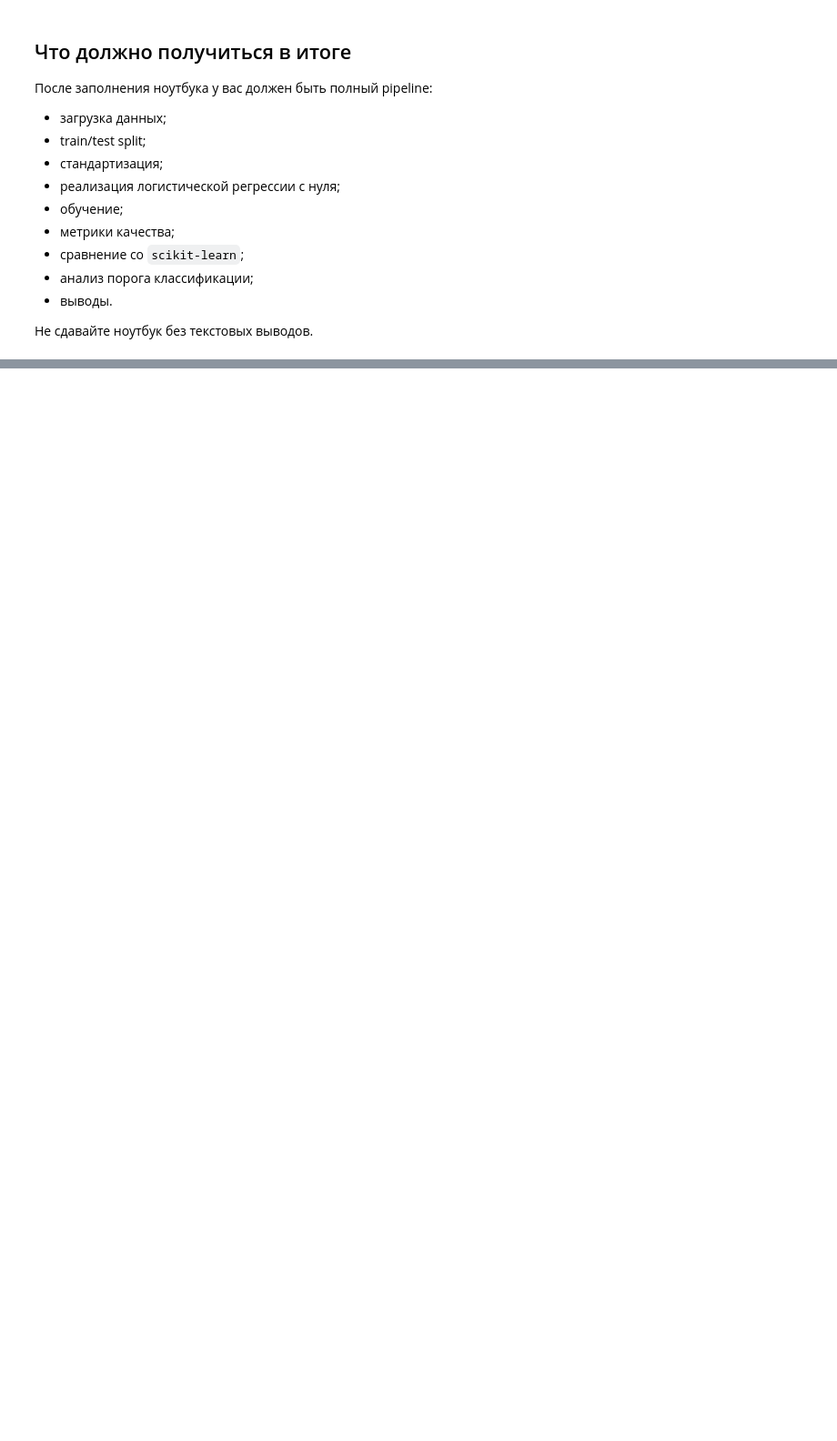
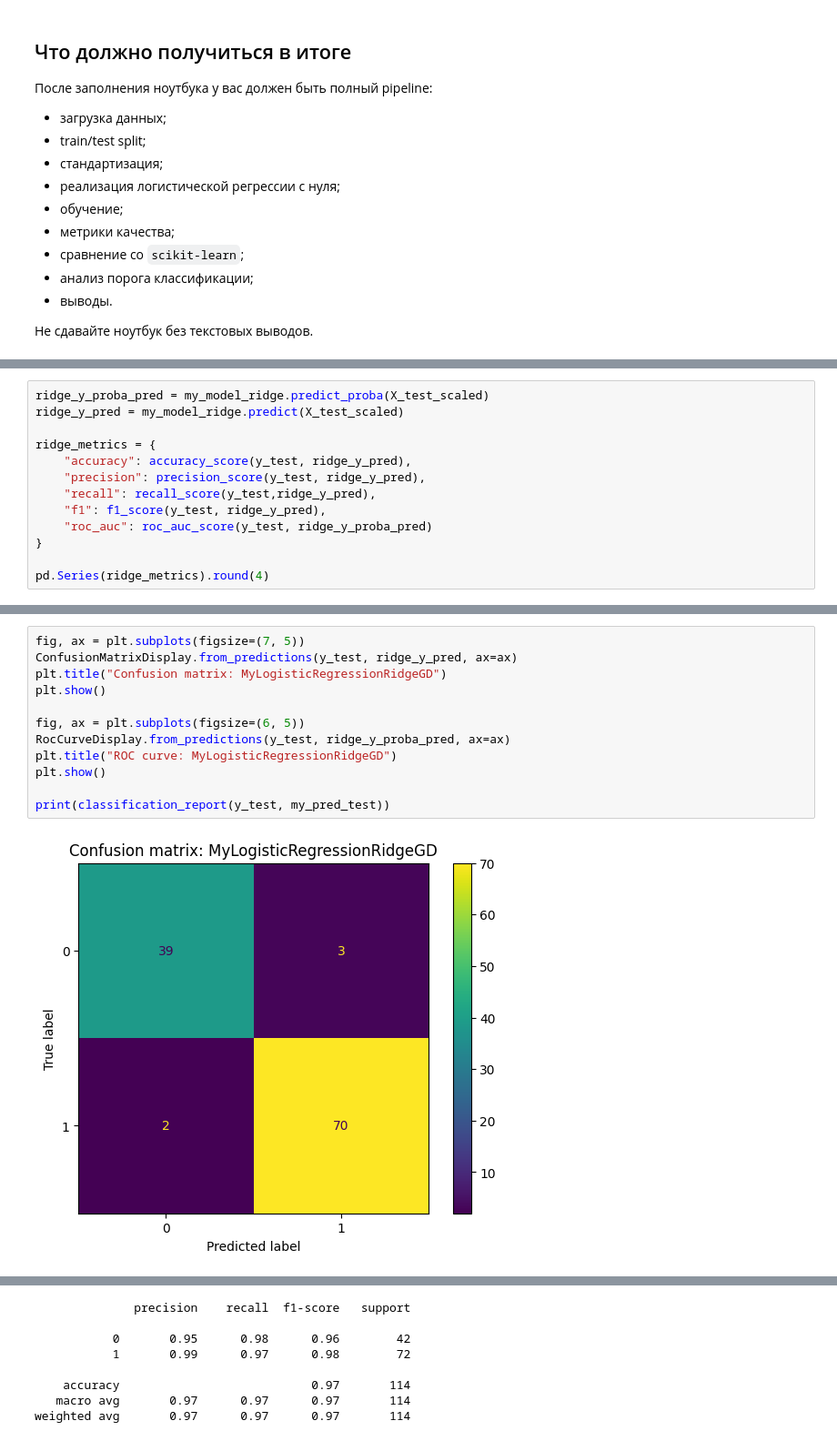
Before and after one commit to MichaelNebyshynets/ml-course-hw, a Jupyter notebook: hw05/logreg_practice_student.ipynb, the cells around one changed output, grey strips where cells are left out. Shown at 91% size. Cells and saved outputs as stored; diff of their text form; blank space fills up the shorter version.

```diff
--- a/hw05/logreg_practice_student.ipynb
+++ b/hw05/logreg_practice_student.ipynb
@@ -611,0 +678,13 @@ pd.DataFrame(rows).round(4)
+# %%
+ridge_y_proba_pred = my_model_ridge.predict_proba(X_test_scaled)
+ridge_y_pred = my_model_ridge.predict(X_test_scaled)
+
+ridge_metrics = {
+    "accuracy": accuracy_score(y_test, ridge_y_pred),
+    "precision": precision_score(y_test, ridge_y_pred),
+    "recall": recall_score(y_test,ridge_y_pred),
+    "f1": f1_score(y_test, ridge_y_pred),
+    "roc_auc": roc_auc_score(y_test, ridge_y_proba_pred)
+}
+
+pd.Series(ridge_metrics).round(4)
@@ -611,0 +698,14 @@ pd.DataFrame(rows).round(4)
+# %%
+fig, ax = plt.subplots(figsize=(7, 5))
+ConfusionMatrixDisplay.from_predictions(y_test, ridge_y_pred, ax=ax)
+plt.title("Confusion matrix: MyLogisticRegressionRidgeGD")
+plt.show()
+
+fig, ax = plt.subplots(figsize=(6, 5))
+RocCurveDisplay.from_predictions(y_test, ridge_y_proba_pred, ax=ax)
+plt.title("ROC curve: MyLogisticRegressionRidgeGD")
+plt.show()
+
+print(classification_report(y_test, my_pred_test))
+# %% [output]
+[figure, added]
@@ -611,0 +713,8 @@ pd.DataFrame(rows).round(4)
+              precision    recall  f1-score   support
+
+           0       0.95      0.98      0.96        42
+           1       0.99      0.97      0.98        72
+
+    accuracy                           0.97       114
+   macro avg       0.97      0.97      0.97       114
+weighted avg       0.97      0.97      0.97       114
```
Also changed, not shown: parts of 8 cells of this notebook, 1 other file.
